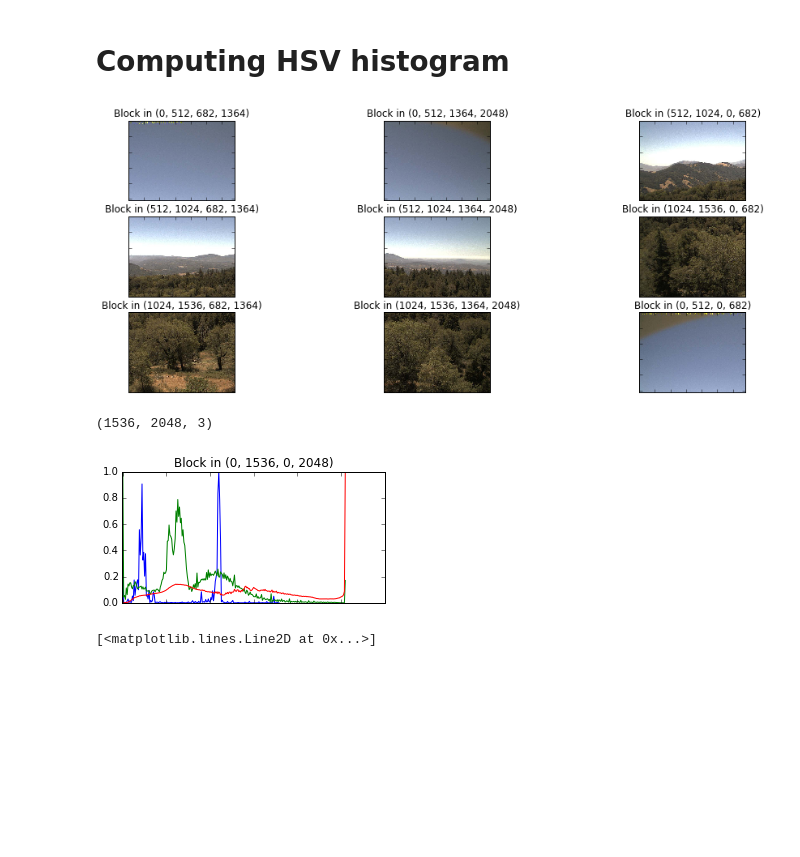
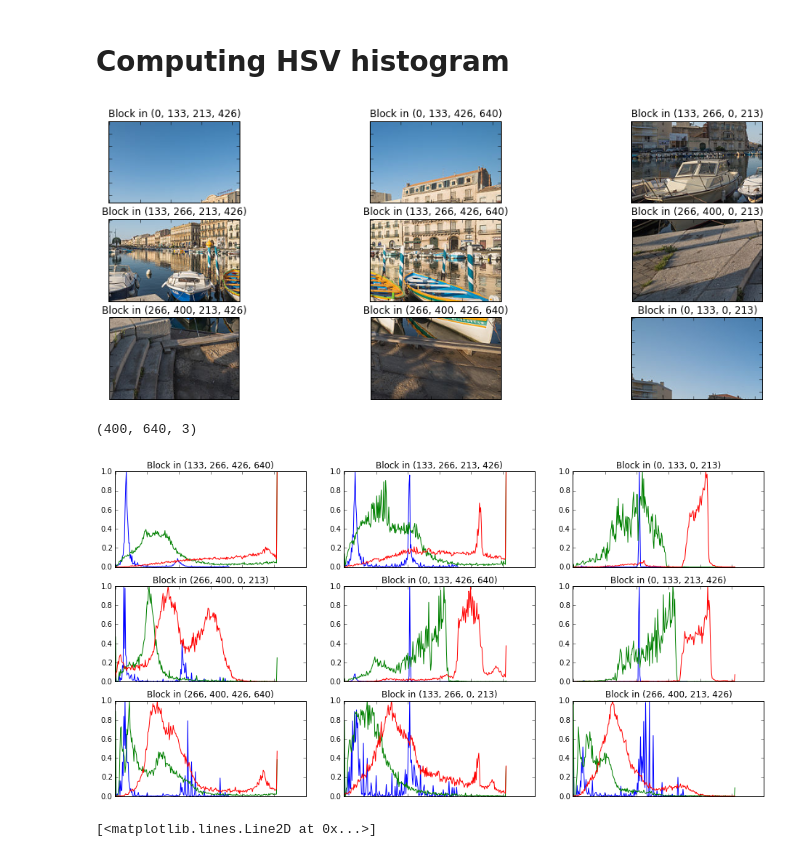
Before and after one commit to myazdani/batch-feature-extraction, a Jupyter notebook: notebooks/HSV_hist_tester.ipynb, the cells around one changed output. Drawn from its saved outputs; the diff is of its cells as text; code cells hidden in the pictures; blank space fills up the shorter version.

```diff
--- a/notebooks/HSV_hist_tester.ipynb
+++ b/notebooks/HSV_hist_tester.ipynb
@@ -15,7 +15,7 @@ from skimage.util.shape import view_as_blocks, view_as_windows
 # %%
 # path to our sample image
 #image_path = "./france.jpg"
-image_path = "/Users/myazdaniUCSD/Documents/wifire/images/20140701/Q5/1404241545.jpg"
+image_path = "/Users/myazdaniUCSD/Documents/paintings/scripts/color_features/france.jpg"
 # %%
 # here the image is loaded using OpenCV
 im = cv2.imread(image_path)
@@ -92,7 +92,7 @@ def RGBhist_cv(im_path, num_blocks):
 # display color histogram
 fig = figure(figsize=(16,8), dpi=100)
 hists = RGBhist_cv(image_path, 3)
-color = ('b','g','r')
+color = ('r','g','b')
 for i, key in enumerate(hists.keys()):
     ax = subplot(3,3,i)
     for k,col in enumerate(color):
@@ -155,7 +155,7 @@ for i in range(num_blocks):
         ax.set_xticklabels([])
         ax.set_yticklabels([])
 # %% [output]
-[figure, old version]
+[figure, new version]
 # %%
 def HSVhist_cv(im_path, num_blocks, channels = range(3)):
     # read image
@@ -205,18 +205,18 @@ def HSVhist_cv(im_path, num_blocks, channels = range(3)):
 # %%
 # display color histogram
 fig = figure(figsize=(16,8), dpi=100)
-hists = HSVhist_cv(image_path, 1)
+hists = HSVhist_cv(image_path, 3)
 color = ('b','g','r')
 for i, key in enumerate(hists.keys()):
     ax = subplot(3,3,i)
     for k,col in enumerate(color):
         plot(hists[key][k],color = col)
         xlim([-1,300])
         title("Block in " + str(key))
         ax.set_xticklabels([])
 # %% [output]
-(1536, 2048, 3)
+(400, 640, 3)
-[figure, old version]
+[figure, new version]
 # %%
 # here the image is loaded using OpenCV
 im = cv2.imread(image_path)
```
Also changed, not shown: parts of 3 cells of this notebook, 1 other file.
